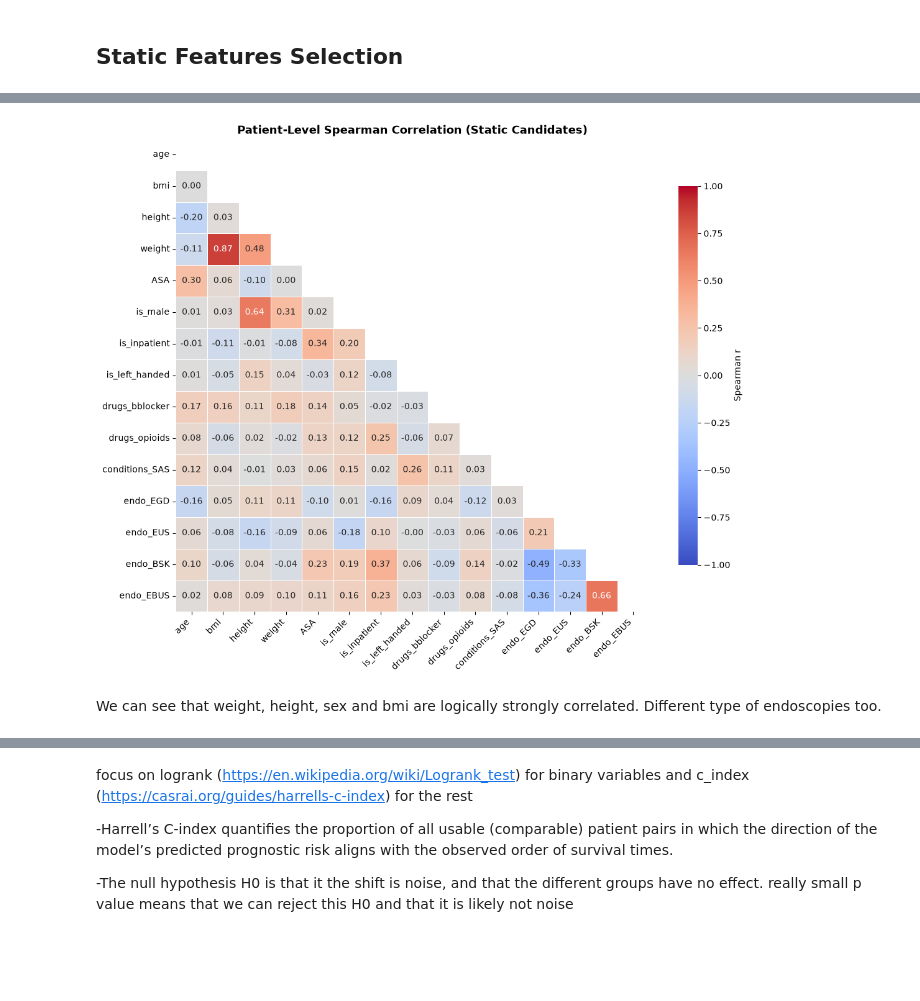
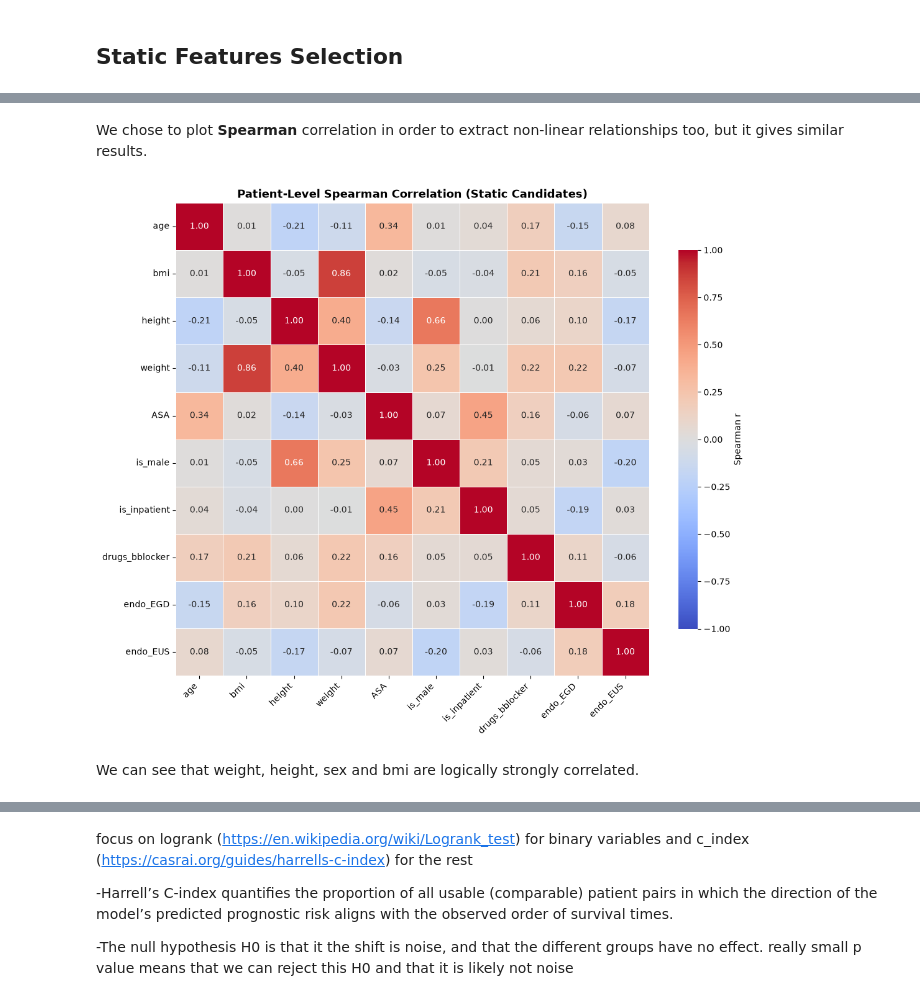
Before and after one commit to pippolin0/EPFL-ICUcockpit, a Jupyter notebook: src/data_analysis/feature_selection.ipynb, the cells around one changed output, grey strips where cells are left out. Drawn from its saved outputs; the diff is of its cells as text; code cells hidden in the pictures; blank space fills up the shorter version.

```diff
--- a/src/data_analysis/feature_selection.ipynb
+++ b/src/data_analysis/feature_selection.ipynb
@@ -258,0 +166,35 @@ Name: pct_true, dtype: float64
+# %%
+def prepare_data(df: pd.DataFrame):
+    out = df.copy()
+
+    # Binary encodings
+    out["is_male"] = (out["sex"] == "male").astype(int)
+    out["is_inpatient"] = (out["care_type"] == "inpatient").astype(int)
+    out["is_left_handed"] = (out["handedness"] == "left").astype(int)
+
+    for col in ["drugs_bblocker", "drugs_opioids", "conditions_SAS"]:
+        out[col] = out[col].astype(int)
+
+    # Multi-hot encode endoscopy_type strings like "['EGD', 'EUS']"
+    parsed_endo = out["endoscopy_type"].apply(ast.literal_eval)
+    for proc in ["EGD", "EUS", "BSK", "EBUS"]:
+        out[f"endo_{proc}"] = parsed_endo.apply(lambda lst: int(proc in lst))
+
+    candidate_cols = [
+        "age", "bmi", "height", "weight", "ASA",
+        "is_male", "is_inpatient", "is_left_handed",
+        "drugs_bblocker", "drugs_opioids", "conditions_SAS",
+        "endo_EGD", "endo_EUS", "endo_BSK", "endo_EBUS", "drugs_benzodiazepines",
+        "conditions_OHS",
+        "drugs_neuroleptics",
+        "conditions_oHE",
+        "conditions_CHF",
+        "drugs_antiepileptics"
+    ]
+    return out, candidate_cols
+
+dev_encoded, static_candidates = prepare_data(dev_df)
+patient_level_dev = dev_encoded.drop_duplicates("ID")
+bin_cols = [c for c in static_candidates if dev_encoded[c].nunique() <= 2]
+print("\n=== Binary Feature Prevalence (Development Patients) ===")
+display((patient_level_dev[bin_cols].mean() * 100).round(1).rename("pct_true").sort_values(ascending= False ))
@@ -259,32 +311,31 @@ Name: pct_true, dtype: float64
+# %% [markdown]
+We chose to plot **Spearman** correlation in order to extract non-linear relationships too, but it gives similar results.
 # %%
+static_candidates = static_features_selected
 corr_matrix = patient_level_dev[static_candidates].corr(method="spearman")
-
-# Mask the upper triangle so each pair appears once
-mask = np.triu(np.ones_like(corr_matrix, dtype=bool))
 
 plt.figure(figsize=(11, 9))
 sns.heatmap(
     corr_matrix,
-    mask=mask,
     cmap="coolwarm",
     vmin=-1,
     vmax=1,
     center=0,
     annot=True,
     fmt=".2f",
     square=True,
     linewidths=0.5,
     cbar_kws={"shrink": 0.8, "label": "Spearman r"},
 )
 plt.title("Patient-Level Spearman Correlation (Static Candidates)", fontsize=13, fontweight="bold")
 plt.xticks(rotation=45, ha="right")
 plt.yticks(rotation=0)
 plt.tight_layout()
 plt.show()
 # %% [output]
-[figure, old version]
+[figure, new version]
 # %% [markdown]
-We can see that weight, height, sex and bmi are logically strongly correlated. Different type of endoscopies too.
+We can see that weight, height, sex and bmi are logically strongly correlated.
 # %%
 def harrell_c_index(durations: np.ndarray, events: np.ndarray, scores: np.ndarray) -> float:
     """Compute Harrell's C-index handling right-censored observations."""
```
Also changed, not shown: parts of 22 cells of this notebook.
